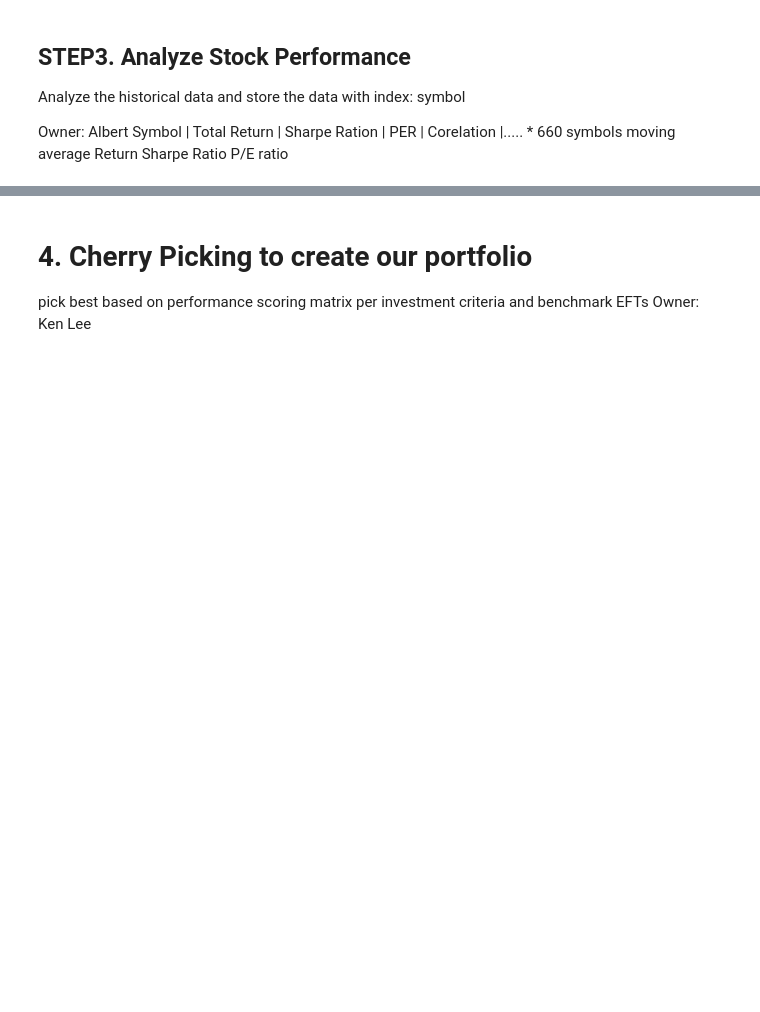
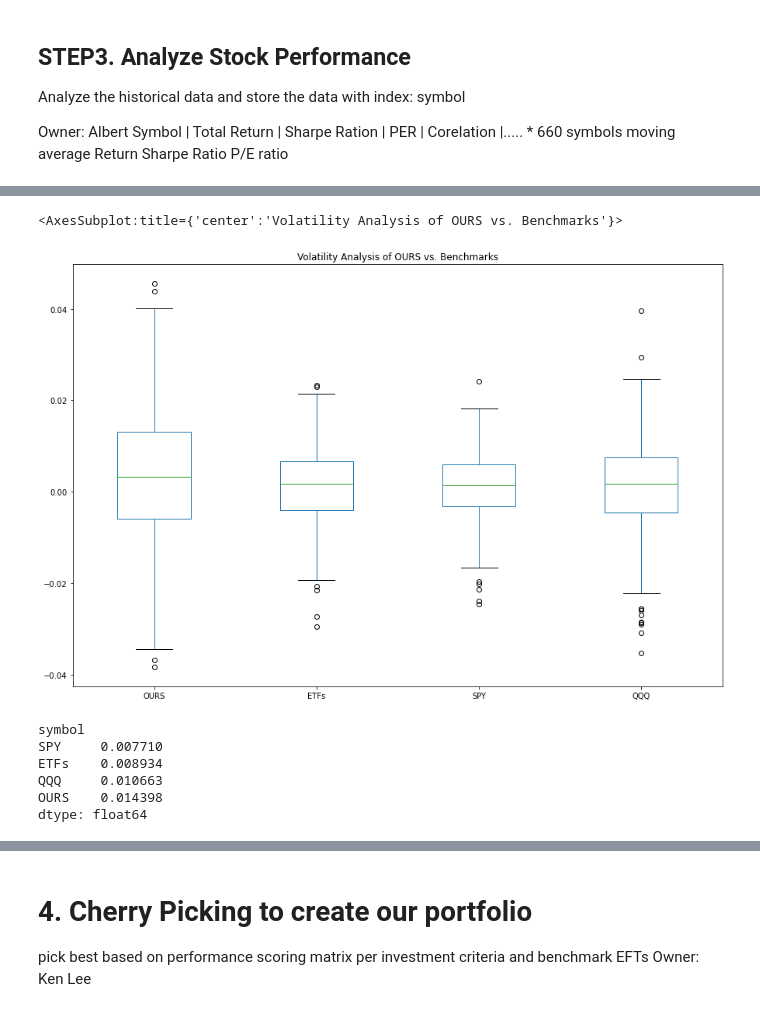
Before and after one commit to mingluuu/ETF_Portfolio_Top_Performers, a Jupyter notebook: ETF_analyzer_POC.ipynb, the cells around one changed output, grey strips where cells are left out. Cells and saved outputs as stored; diff of their text form; code cells hidden in the pictures; blank space fills up the shorter version.

```diff
--- a/ETF_analyzer_POC.ipynb
+++ b/ETF_analyzer_POC.ipynb
@@ -59,0 +72,4 @@ etf_constituents_df
+# %%
+combined = [etf_list_df, etf_benchmark_df]
+etf_targetbenchmark_df = pd.concat(combined)
+etf_targetbenchmark_df
@@ -182,0 +521,14 @@ preformance_matrix
+# %%
+our_return = get_return_matrix(picked_symbols, x_start_date, y_end_date, 'OURS', True)
+etf_return = get_return_matrix(etf_list, x_start_date, y_end_date, 'ETFs', True)
+sp500_return = get_return_matrix(sp500_list, x_start_date, y_end_date, 'SPY', True)
+na100_return = get_return_matrix(na100_list, x_start_date, y_end_date, 'QQQ', True)
+daily_return_matrix = pd.DataFrame.merge(our_return, etf_return, on = 'date')
+daily_return_matrix = pd.DataFrame.merge(daily_return_matrix, sp500_return, on = 'date')
+daily_return_matrix = pd.DataFrame.merge(daily_return_matrix, na100_return, on = 'date')
+
+
+daily_return_matrix.plot(kind='box',figsize=(15,10),title='Volatility Analysis of OURS vs. Benchmarks')
+# %% [output]
+<AxesSubplot:title={'center':'Volatility Analysis of OURS vs. Benchmarks'}>
+[figure, added]
@@ -182,0 +546,12 @@ preformance_matrix
+# %%
+# Review the annual standard deviations smallest to largest
+daily_return_matrix_std = daily_return_matrix.std()
+daily_return_matrix_std = daily_return_matrix_std.sort_values()
+daily_return_matrix_std
+# %% [output]
+symbol
+SPY     0.007710
+ETFs    0.008934
+QQQ     0.010663
+OURS    0.014398
+dtype: float64
```
Also changed, not shown: parts of 35 cells of this notebook.
